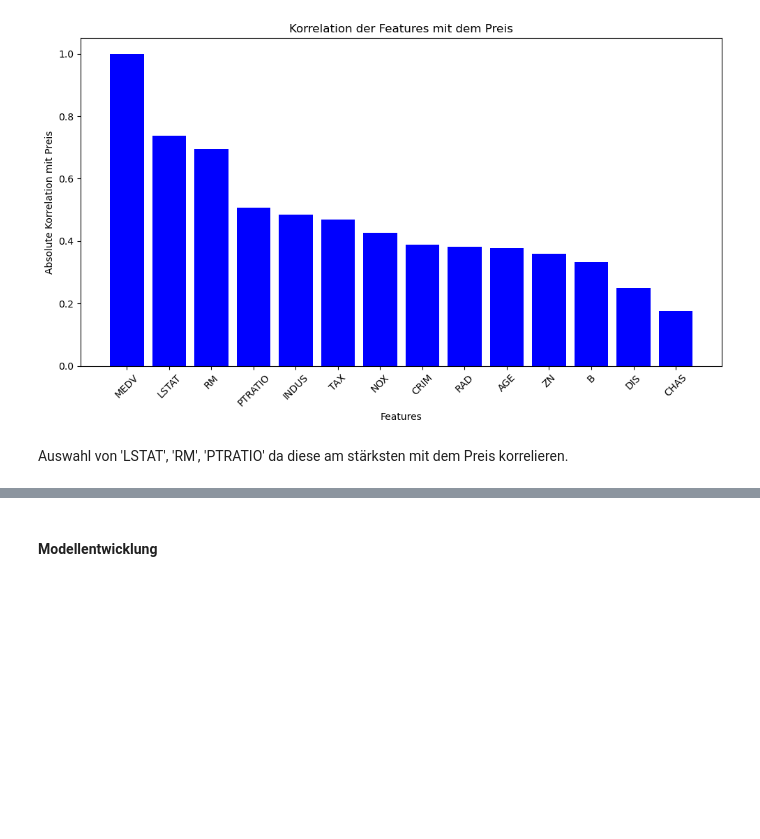
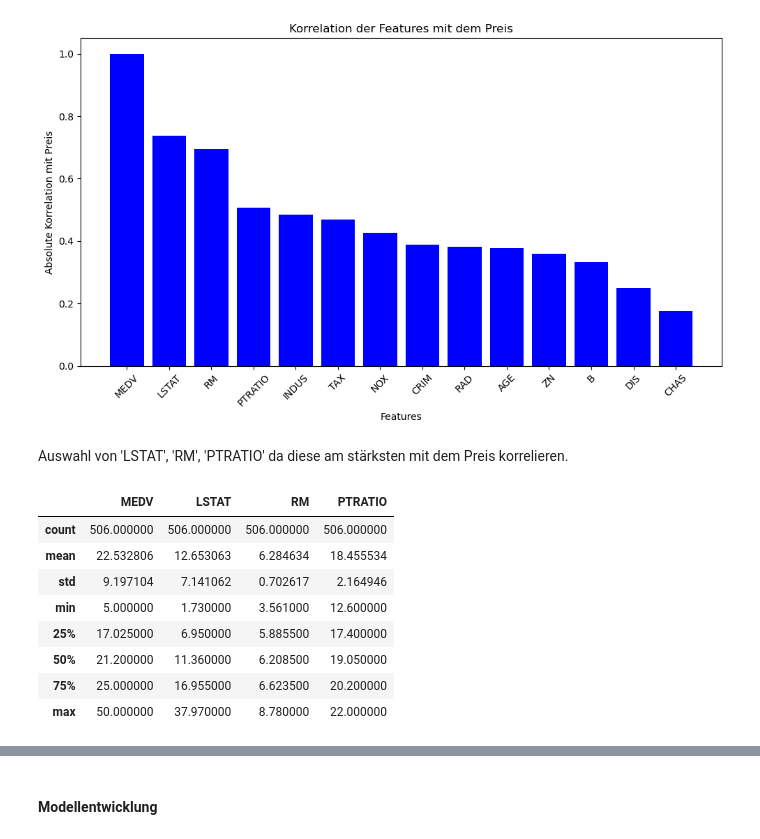
Before and after one commit to NJR1337/-ko, a Jupyter notebook: multivariates_modell.ipynb, the cells around one changed output, grey strips where cells are left out. Drawn from its saved outputs; the diff is of its cells as text; code cells hidden in the pictures; blank space fills up the shorter version.

```diff
--- a/multivariates_modell.ipynb
+++ b/multivariates_modell.ipynb
@@ -75,3 +75,15 @@ plt.show()
 [figure]
 # %% [markdown]
 Auswahl von 'LSTAT', 'RM', 'PTRATIO' da diese am stärksten mit dem Preis korrelieren.
+# %%
+df[['MEDV','LSTAT', 'RM', 'PTRATIO']].describe()
+# %% [output]
+|  | MEDV | LSTAT | RM | PTRATIO |
+| count | 506.000000 | 506.000000 | 506.000000 | 506.000000 |
+| mean | 22.532806 | 12.653063 | 6.284634 | 18.455534 |
+| std | 9.197104 | 7.141062 | 0.702617 | 2.164946 |
+| min | 5.000000 | 1.730000 | 3.561000 | 12.600000 |
+| 25% | 17.025000 | 6.950000 | 5.885500 | 17.400000 |
+| 50% | 21.200000 | 11.360000 | 6.208500 | 19.050000 |
+| 75% | 25.000000 | 16.955000 | 6.623500 | 20.200000 |
+| max | 50.000000 | 37.970000 | 8.780000 | 22.000000 |
```
Also changed, not shown: parts of 5 cells of this notebook.
